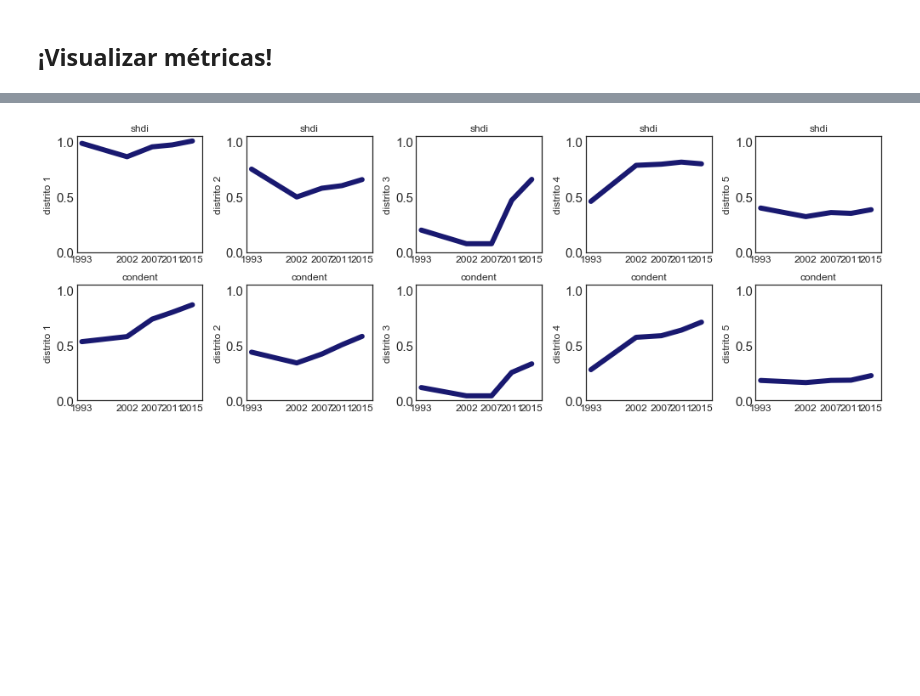
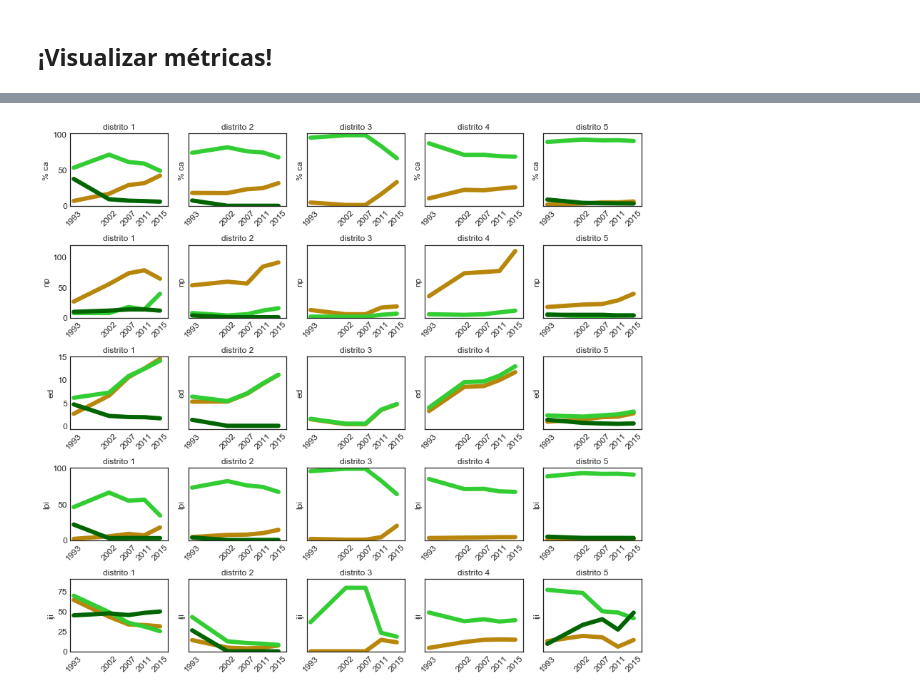
Before and after one commit to iramosp/tesis-paisajes, a Jupyter notebook: Analizar_metricas_paisaje.ipynb, the cells around one changed output, grey strips where cells are left out. Cells and saved outputs as stored; diff of their text form; code cells hidden in the pictures; blank space fills up the shorter version.

```diff
--- a/Analizar_metricas_paisaje.ipynb
+++ b/Analizar_metricas_paisaje.ipynb
@@ -291,6 +303,7 @@ plot_class_metrics_agricola();
 # %%
-# para graficar métrica por métrica
-def plot_class_metrics_final_c():
+# igual que plot_class_metrics pero incluye etiquetas en todos los eje x
+# es útil si sólo quiero mostrar las gráficas correspondientes a una métrica
+def plot_class_metrics_b():
     metricas = ['% ca','np', 'ed', 'lpi', 'iji']
     fig, ax = pyplot.subplots(5, len(metricas), figsize=(12, 11))
 
@@ -309,7 +322,7 @@ def plot_class_metrics_final_c():
             if d != 1:
                 ax[m, d-1].set_yticks([])
 
-            #ax[m, d-1].set_ylabel(metrica)
+            ax[m, d-1].set_ylabel(metrica) # título de las filas
 
 
             for clase in [3, 2, 1]:
@@ -317,10 +330,10 @@ def plot_class_metrics_final_c():
                     pass
                 else:
                     heights = metricas_clase.loc[idx[d, :, clase], metrica].values
-                    ax[m, d-1].plot(x, heights, marker=None, color=Clases_colores[clase], ms=12, lw=6)
-                    #ax[m, d-1].set_title('distrito {}'.format(d))
+                    ax[m, d-1].plot(x, heights, marker=None, color=Clases_colores[clase], lw=6)
+                    ax[m, d-1].set_title('distrito {}'.format(d)) # título de las columnas
 
     pyplot.tight_layout()
-    #pyplot.savefig('2019-09-01_allmetrics.png', dpi = 300)
+    pyplot.savefig('./resultados/figuras/metricas_clase_b.png', dpi = 300)
 
     return fig, ax
@@ -335 +340,5 @@ plot_class_metrics_final_c();
+# %%
+plot_class_metrics_b();
+# %% [output]
+[figure, added]
 # %%
@@ -356,6 +364,2 @@ def plot_landscape_metrics_final():
 
     return fig, ax
-# %%
-plot_landscape_metrics_final();
-# %% [output]
-[figure, removed]
```
Also changed, not shown: parts of 14 cells of this notebook.
